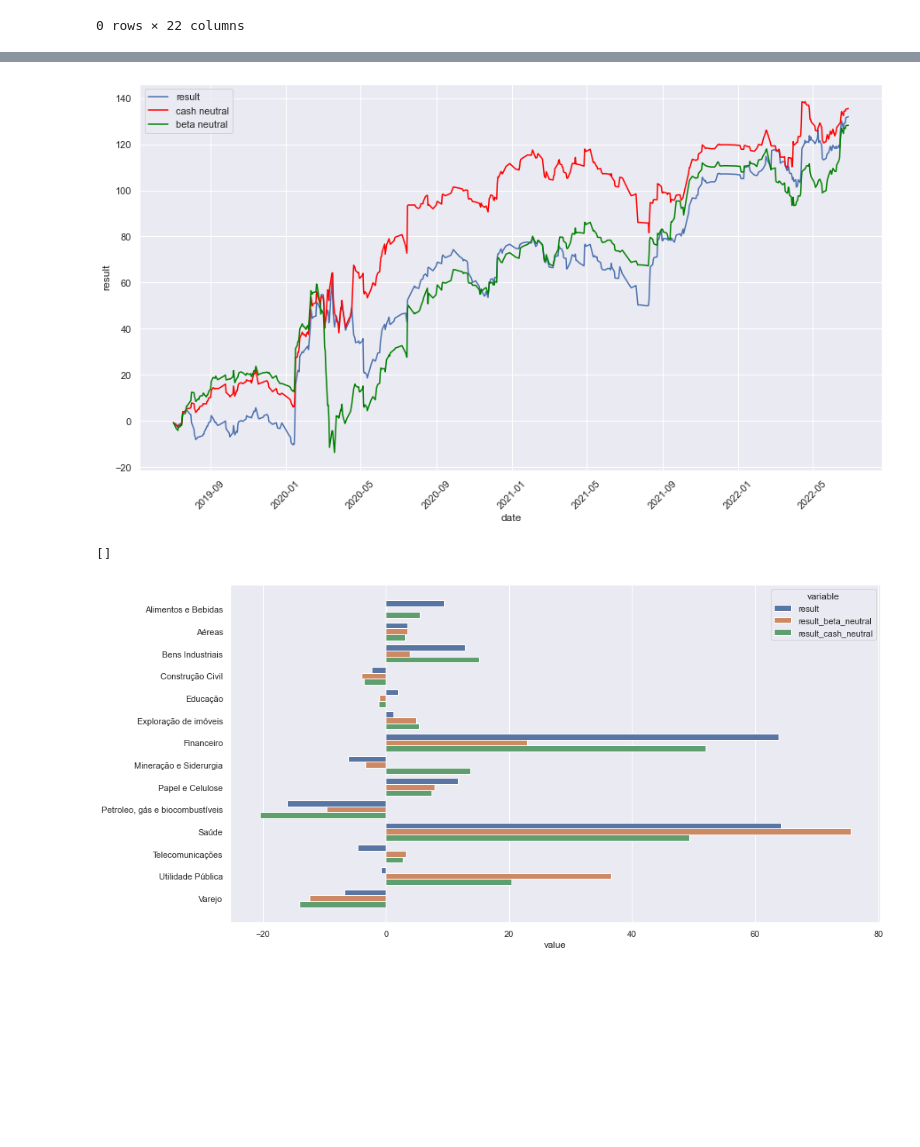
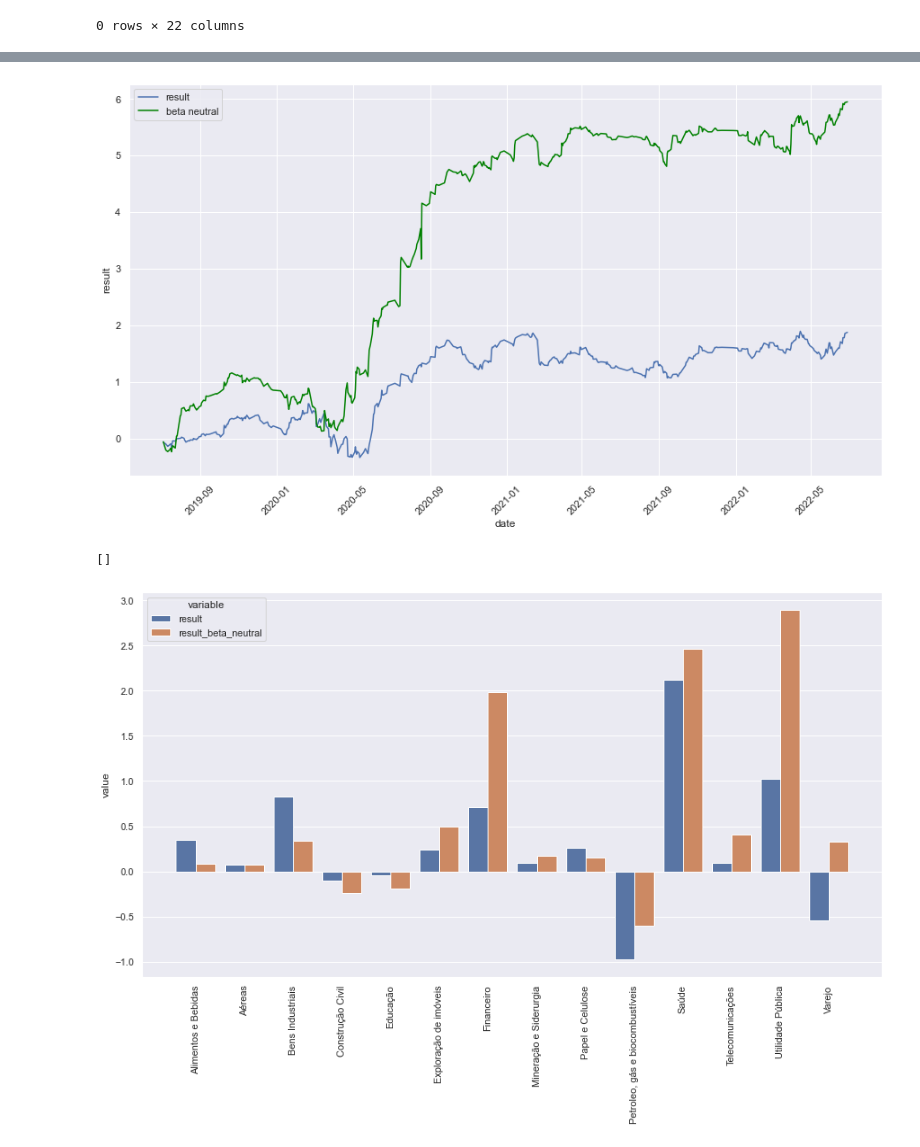
Before and after one commit to CorreaWillian/cointegration, a Jupyter notebook: EDA - Copia.ipynb, the cells around one changed output, grey strips where cells are left out. Saved outputs shown, nothing was run; the diff lists cells and outputs as text; code cells hidden in the pictures; blank space fills up the shorter version.

```diff
--- a/EDA - Copia.ipynb
+++ b/EDA - Copia.ipynb
@@ -48,6 +72,7 @@ def result_calculator(row):
 cond = (df.status.isin(['True', 'close']))
 # %%
 df.loc[cond, 'result'] = df.loc[cond].apply(lambda row: result_calculator(row), axis=1)
+df.loc[cond, 'result_beta_neutral'] = df.loc[cond].apply(lambda row: result_calculator(row, kind='BN'), axis=1)
 # %%
 # Cash Neutral
 
@@ -79,6 +104,6 @@ df.loc[(cond) & (df.residual_open > df.std_open_residual), 'result_beta_neutral'
 closed = df.loc[df.status=='close'].copy()
 
 closed['is_profit'] = closed['result'] > 0
-closed['is_profit_CN'] = closed['result_cash_neutral'] > 0
+# closed['is_profit_CN'] = closed['result_cash_neutral'] > 0
 closed['is_profit_BN'] = closed['result_beta_neutral'] > 0
 # %%
@@ -148,7 +177,7 @@ halfyear_accuracy
 # %%
 # Halfyear accuracy
-halfyear_accuracy = closed.set_index('date').resample('6M')[['is_profit', 'is_profit_CN', 'is_profit_BN']].mean().reset_index()
-halfyear_accuracy.columns = ['date', 'normal', 'cash neutral', 'beta neutral']
+halfyear_accuracy = closed.set_index('date').resample('6M')[['is_profit', 'is_profit_BN']].mean().reset_index()
+halfyear_accuracy.columns = ['date', 'normal', 'beta neutral']
 halfyear_accuracy['date'] = halfyear_accuracy['date'].dt.date
 halfyear_accuracy = halfyear_accuracy.melt(id_vars='date', value_name='accuracy')
 
@@ -162,12 +191,12 @@ plt.show()
 # %%
 # Halfyear results
-halfyear_results = closed.set_index('date').resample('6M')[['result', 'result_cash_neutral', 'result_beta_neutral']].sum().reset_index()
-halfyear_results.columns = ['date', 'normal', 'cash neutral', 'beta neutral']
+halfyear_results = closed.set_index('date').resample('6M')[['result', 'result_beta_neutral']].sum().reset_index()
+halfyear_results.columns = ['date', 'normal', 'beta neutral']
 halfyear_results['date'] = halfyear_results.date.dt.date
 halfyear_results = halfyear_results.melt(id_vars='date', value_name='result')
 
 sns.barplot(x='date', y='result', hue='variable', data=halfyear_results)
-plt.xticks(rotation=90)
+# plt.xticks(rotation=90)
 plt.legend(bbox_to_anchor=(1.05, 1), loc=2, borderaxespad=0.)
 
 plt.show()
@@ -178,26 +207,27 @@ closed_daily = closed.groupby('date').agg({'result':sum, 'result_cash_neutral':s
 # %%
 sns.lineplot(x=closed_daily.index, y=closed_daily.result.cumsum(), label='result')
-sns.lineplot(x=closed_daily.index, y=closed_daily.result_cash_neutral.cumsum(),color='red', label='cash neutral')
+# sns.lineplot(x=closed_daily.index, y=closed_daily.result_cash_neutral.cumsum(),color='red', label='cash neutral')
 sns.lineplot(x=closed_daily.index, y=closed_daily.result_beta_neutral.cumsum(),color='green', label='beta neutral')
 
 
 plt.xticks(rotation=45)
 plt.show()
 # %% [output]
-[figure, old version]
+[figure, new version]
 # %%
-closed_setor = closed[['setor', 'result', 'result_cash_neutral', 'result_beta_neutral']].melt(id_vars='setor')
+closed_setor = closed[['setor', 'result', 'result_beta_neutral']].melt(id_vars='setor')
 closed_setor = closed_setor.groupby(['setor', 'variable'], as_index=False).sum()
 
 plt.figure(figsize=(15,8))
 
-sns.barplot(y='setor', x='value', hue='variable', data=closed_setor, orient='h')
+sns.barplot(x='setor', y='value', hue='variable', data=closed_setor, orient='v')
 # plt.grid(axis='x')
-plt.ylabel(None)
+plt.xticks(rotation=90)
+plt.xlabel(None)
 plt.plot()
 # %% [output]
 []
-[figure, old version]
+[figure, new version]
 # %%
 closed_setor.pivot(index='setor', columns='variable', values='value')
 # %% [output]
```
Also changed, not shown: parts of 25 cells of this notebook, 3 other files.
